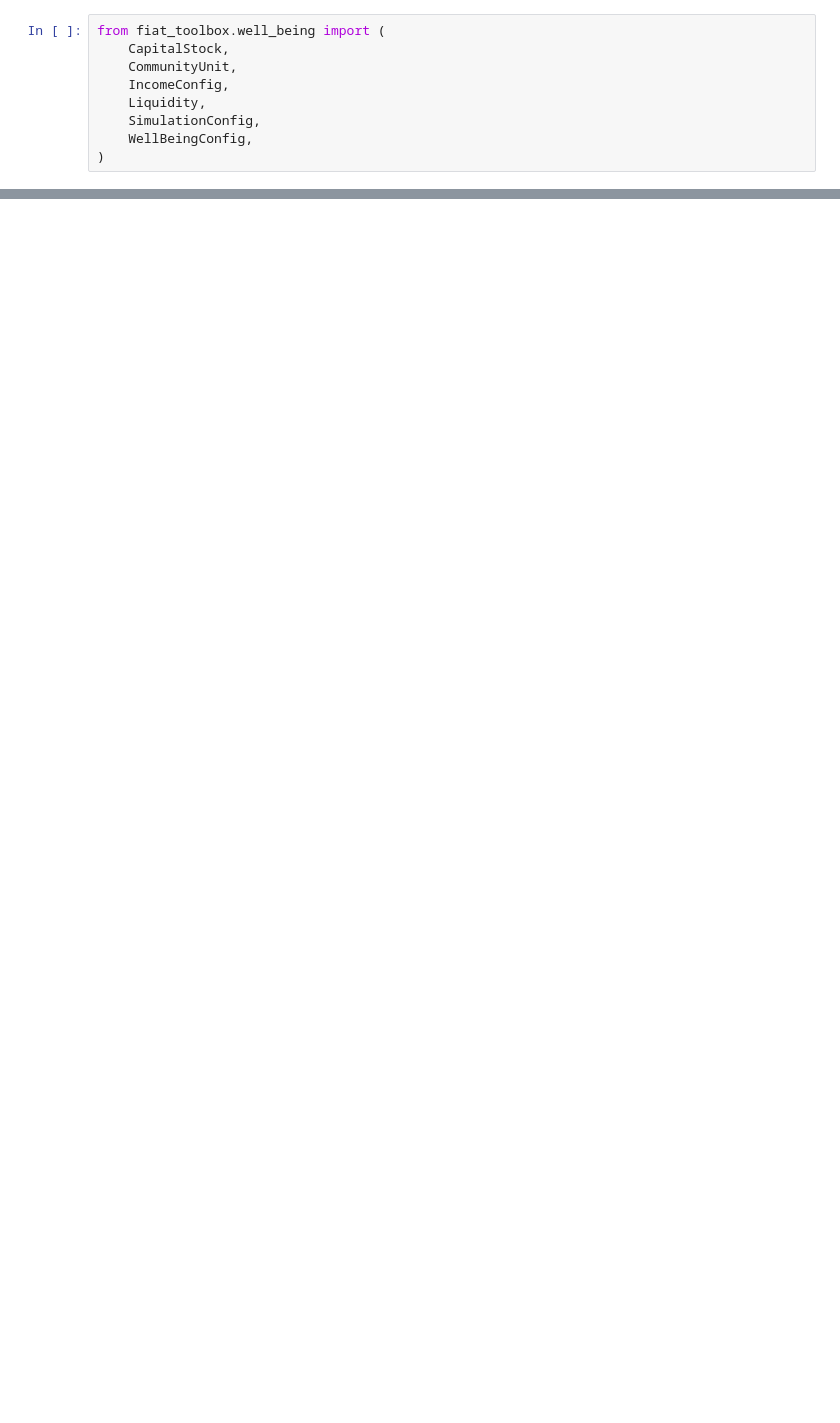
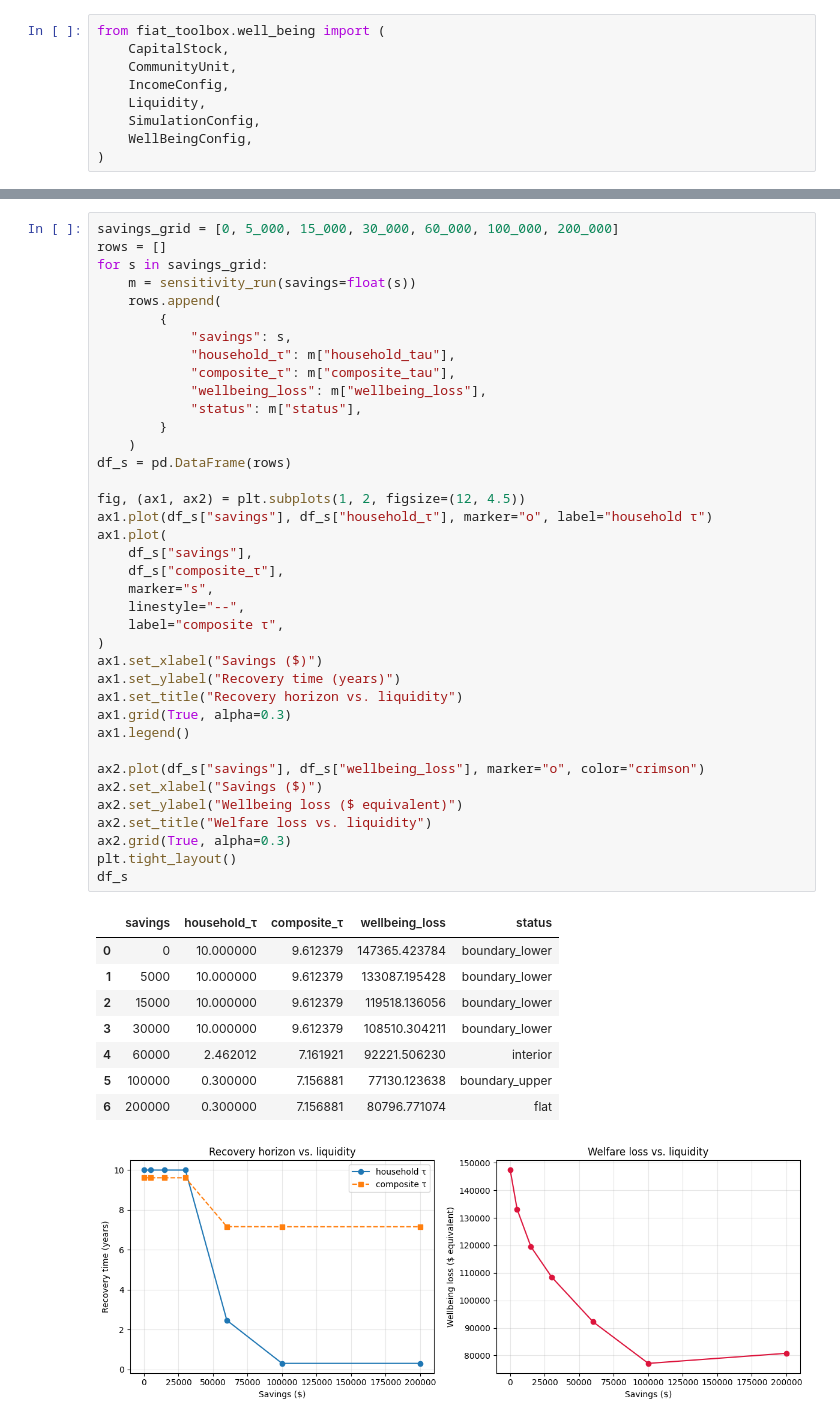
Before and after one commit to Deltares/fiat_toolbox, a Jupyter notebook: examples/well_being/4_extra_income_losses.ipynb, the cells around one changed output, grey strips where cells are left out. Drawn from its saved outputs; the diff is of its cells as text; blank space fills up the shorter version.

```diff
--- a/examples/well_being/4_extra_income_losses.ipynb
+++ b/examples/well_being/4_extra_income_losses.ipynb
@@ -96,0 +214,48 @@ household.plot_consumption()
+# %%
+savings_grid = [0, 5_000, 15_000, 30_000, 60_000, 100_000, 200_000]
+rows = []
+for s in savings_grid:
+    m = sensitivity_run(savings=float(s))
+    rows.append(
+        {
+            "savings": s,
+            "household_τ": m["household_tau"],
+            "composite_τ": m["composite_tau"],
+            "wellbeing_loss": m["wellbeing_loss"],
+            "status": m["status"],
+        }
+    )
+df_s = pd.DataFrame(rows)
+
+fig, (ax1, ax2) = plt.subplots(1, 2, figsize=(12, 4.5))
+ax1.plot(df_s["savings"], df_s["household_τ"], marker="o", label="household τ")
+ax1.plot(
+    df_s["savings"],
+    df_s["composite_τ"],
+    marker="s",
+    linestyle="--",
+    label="composite τ",
+)
+ax1.set_xlabel("Savings ($)")
+ax1.set_ylabel("Recovery time (years)")
+ax1.set_title("Recovery horizon vs. liquidity")
+ax1.grid(True, alpha=0.3)
+ax1.legend()
+
+ax2.plot(df_s["savings"], df_s["wellbeing_loss"], marker="o", color="crimson")
+ax2.set_xlabel("Savings ($)")
+ax2.set_ylabel("Wellbeing loss ($ equivalent)")
+ax2.set_title("Welfare loss vs. liquidity")
+ax2.grid(True, alpha=0.3)
+plt.tight_layout()
+df_s
+# %% [output]
+|  | savings | household_τ | composite_τ | wellbeing_loss | status |
+| 0 | 0 | 10.000000 | 9.612379 | 147365.423784 | boundary_lower |
+| 1 | 5000 | 10.000000 | 9.612379 | 133087.195428 | boundary_lower |
+| 2 | 15000 | 10.000000 | 9.612379 | 119518.136056 | boundary_lower |
+| 3 | 30000 | 10.000000 | 9.612379 | 108510.304211 | boundary_lower |
+| 4 | 60000 | 2.462012 | 7.161921 | 92221.506230 | interior |
+| 5 | 100000 | 0.300000 | 7.156881 | 77130.123638 | boundary_upper |
+| 6 | 200000 | 0.300000 | 7.156881 | 80796.771074 | flat |
+[figure, added]
```
Also changed, not shown: parts of 15 cells of this notebook, 2 other files.
